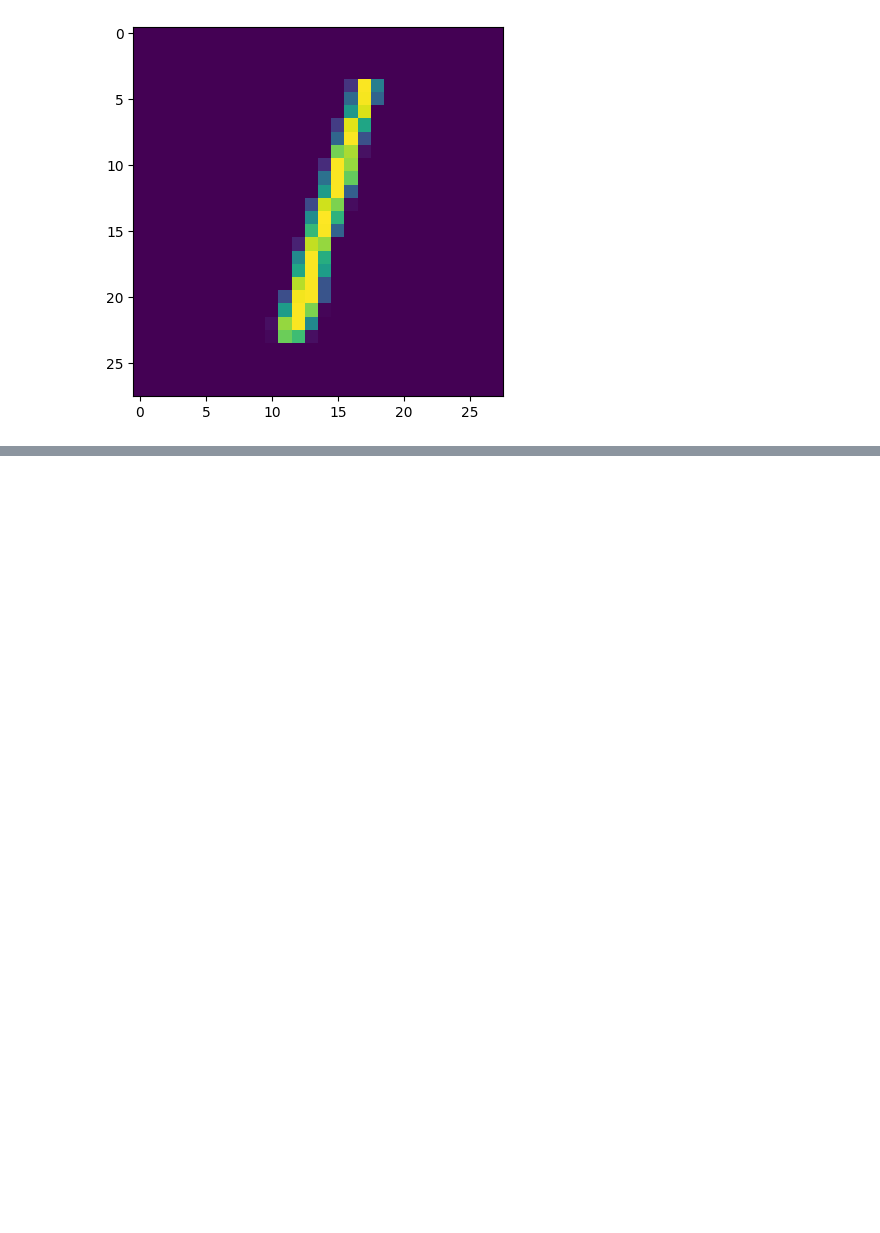
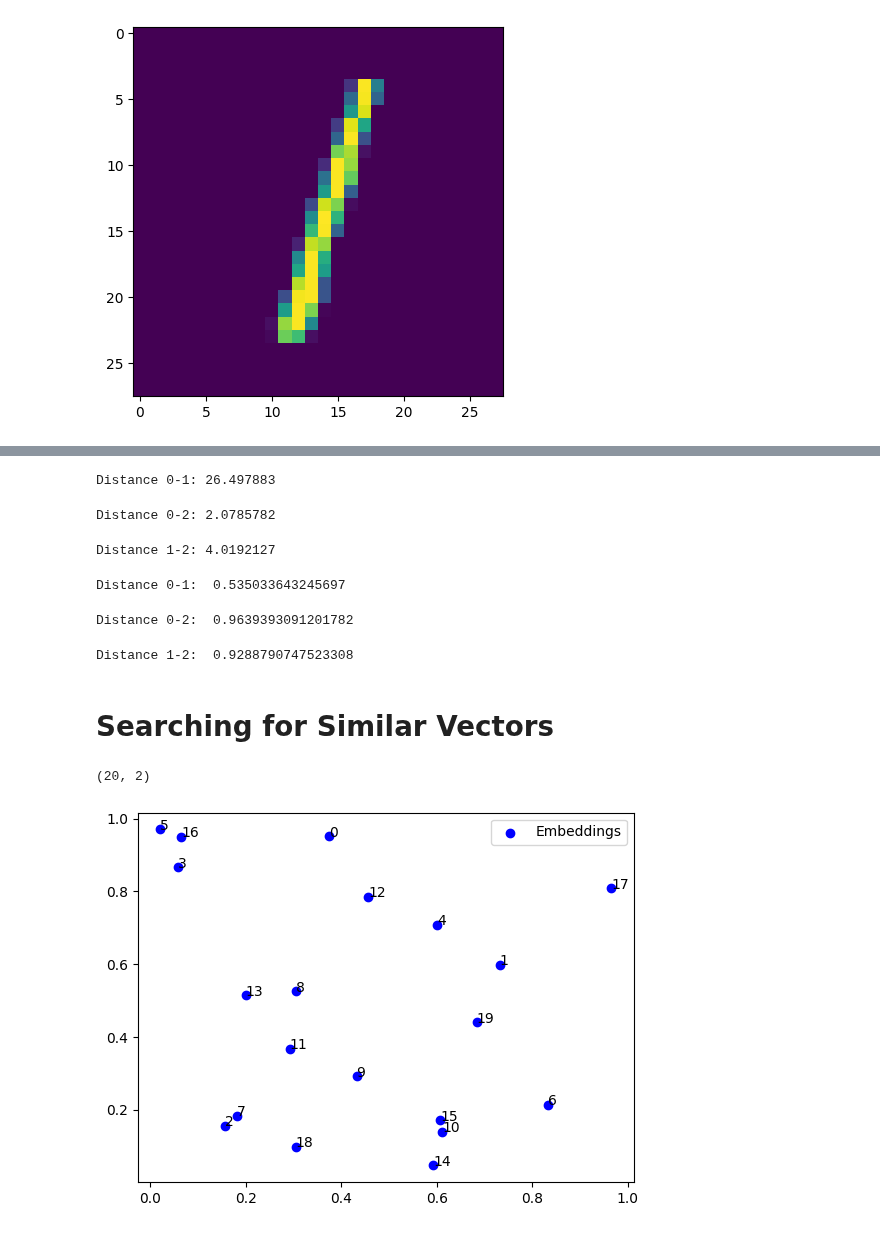
Before and after one commit to aadehamid/embeddings, a Jupyter notebook: vector_DB.ipynb, the cells around one changed output, grey strips where cells are left out. Saved outputs shown, nothing was run; the diff lists cells and outputs as text; code cells hidden in the pictures; blank space fills up the shorter version.

Commit message:
Demonstarte the complexity of performing a brute force search for similar vectors

```diff
--- a/vector_DB.ipynb
+++ b/vector_DB.ipynb
@@ -251,0 +366,37 @@ plt.show()
+# %%
+#Dot Product
+print("Distance 0-1:", np.dot(sentence_embedding[0], sentence_embedding[1]))
+print("Distance 0-2:", np.dot(sentence_embedding[0], sentence_embedding[2]))
+print("Distance 1-2:", np.dot(sentence_embedding[1], sentence_embedding[2]))
+# %% [output]
+Distance 0-1: 26.497883
+Distance 0-2: 2.0785782
+Distance 1-2: 4.0192127
+# %%
+#Cosine Distance
+print("Distance 0-1: ", cosine_distance(sentence_embedding[0], sentence_embedding[1]))
+print("Distance 0-2: ", cosine_distance(sentence_embedding[0], sentence_embedding[2]))
+print("Distance 1-2: ", cosine_distance(sentence_embedding[1], sentence_embedding[2]))
+# %% [output]
+Distance 0-1:  0.535033643245697
+Distance 0-2:  0.9639393091201782
+Distance 1-2:  0.9288790747523308
+# %% [markdown]
+# Searching for Similar Vectors
+# %%
+# Generate 20 data points with 2 dimenisions
+X = np.random.rand(20, 2)
+X.shape
+# %% [output]
+(20, 2)
+# %%
+# Display Embeddings
+n = range(len(X))
+fig, ax = plt.subplots()
+ax.scatter(X[:, 0], X[:, 1], color='blue', label="Embeddings")
+ax.legend()
+
+for i, txt in enumerate(n):
+    ax.annotate(txt, (X[i, 0], X[i, 1]))
+# %% [output]
+[figure, added]
```
Also changed, not shown: parts of 39 cells of this notebook.
